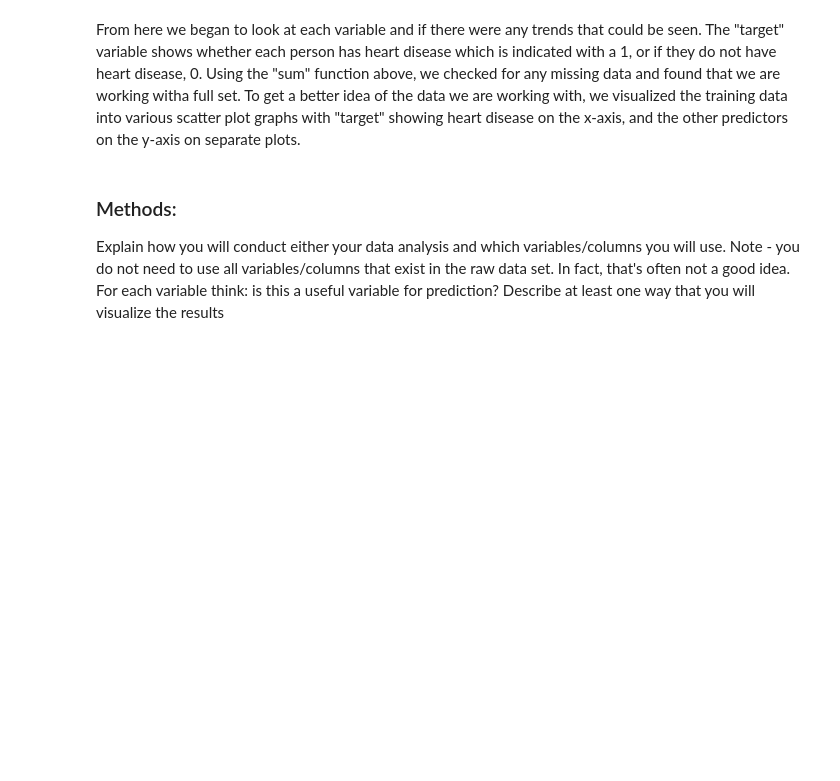
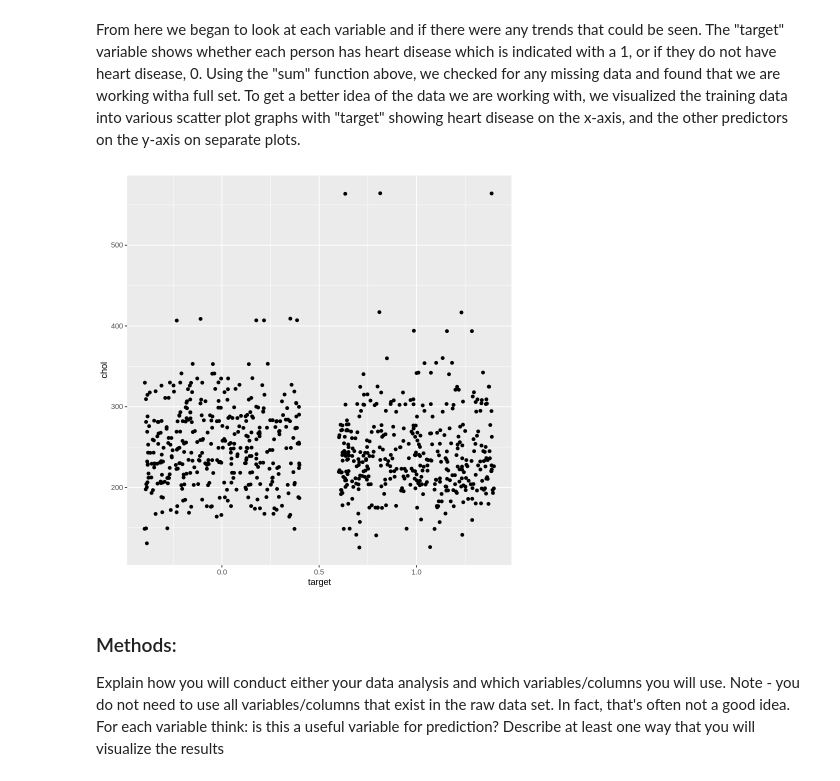
Before and after one commit to jennywyzhao/dsci-group-project-002-14, a Jupyter notebook: Project-Proposal.ipynb, the cells around one changed output. Saved outputs shown, nothing was run; the diff lists cells and outputs as text; code cells hidden in the pictures; blank space fills up the shorter version.

Commit message:
added plot for cholesterol

```diff
--- a/Project-Proposal.ipynb
+++ b/Project-Proposal.ipynb
@@ -74,6 +74,14 @@ A tibble: 5 × 6
 [1] 0
 # %% [markdown]
 From here we began to look at each variable and if there were any trends that could be seen. The "target" variable shows whether each person has heart disease which is indicated with a 1, or if they do not have heart disease, 0. Using the "sum" function above, we checked for any missing data and found that we are working witha full set. To get a better idea of the data we are working with, we visualized the training data into various scatter plot graphs with "target" showing heart disease on the x-axis, and the other predictors on the y-axis on separate plots.
+# %%
+chol_plot <- ggplot(heart_train,
+       aes(y = chol,
+           x = target)) +
+geom_jitter()
+chol_plot
+# %% [output]
+[figure, added]
 # %% [markdown]
 ### Methods:
 Explain how you will conduct either your data analysis and which variables/columns you will use.
```
Also changed, not shown: parts of 4 cells of this notebook.
